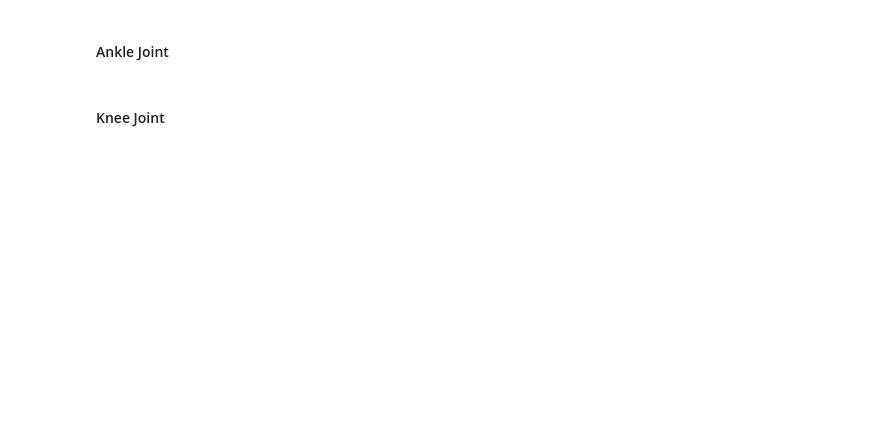
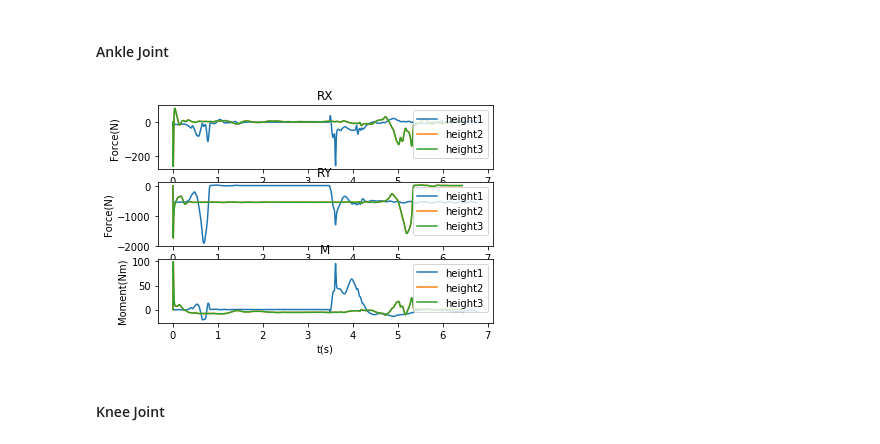
Before and after one commit to abhijeetvyas/MHM-project, a Jupyter notebook: Template-Copy_achraj.ipynb, the cells around one changed output. Drawn from its saved outputs; the diff is of its cells as text; code cells hidden in the pictures; blank space fills up the shorter version.

```diff
--- a/Template-Copy_achraj.ipynb
+++ b/Template-Copy_achraj.ipynb
@@ -575,2 +579,6 @@ Code
+# %%
+Forceandmoment(1)
+# %% [output]
+[figure, added]
 # %% [markdown]
 #### Knee Joint
```
Also changed, not shown: parts of 21 cells of this notebook.
